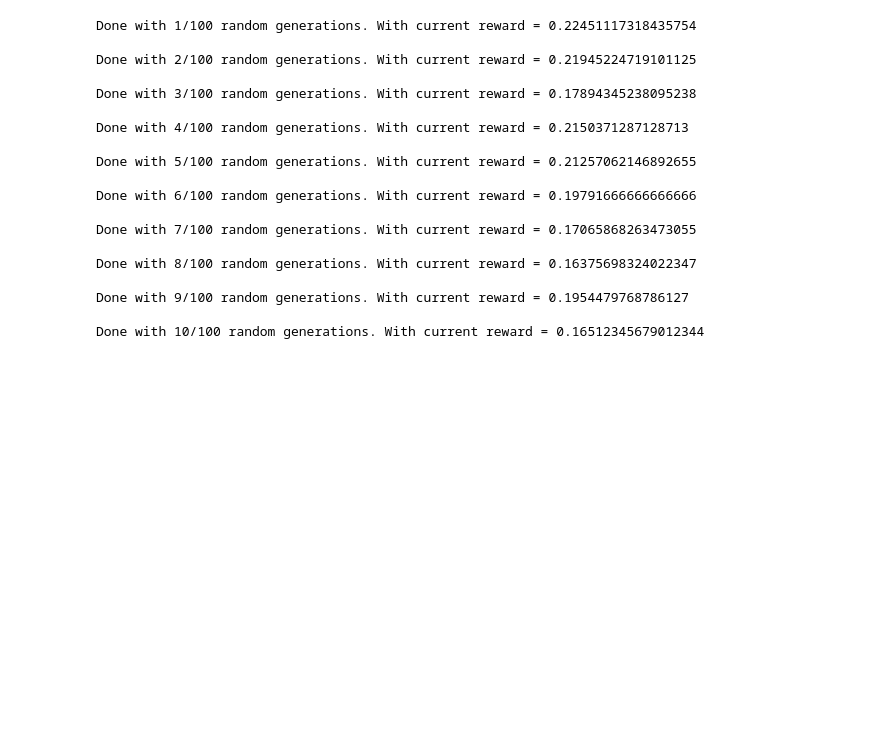
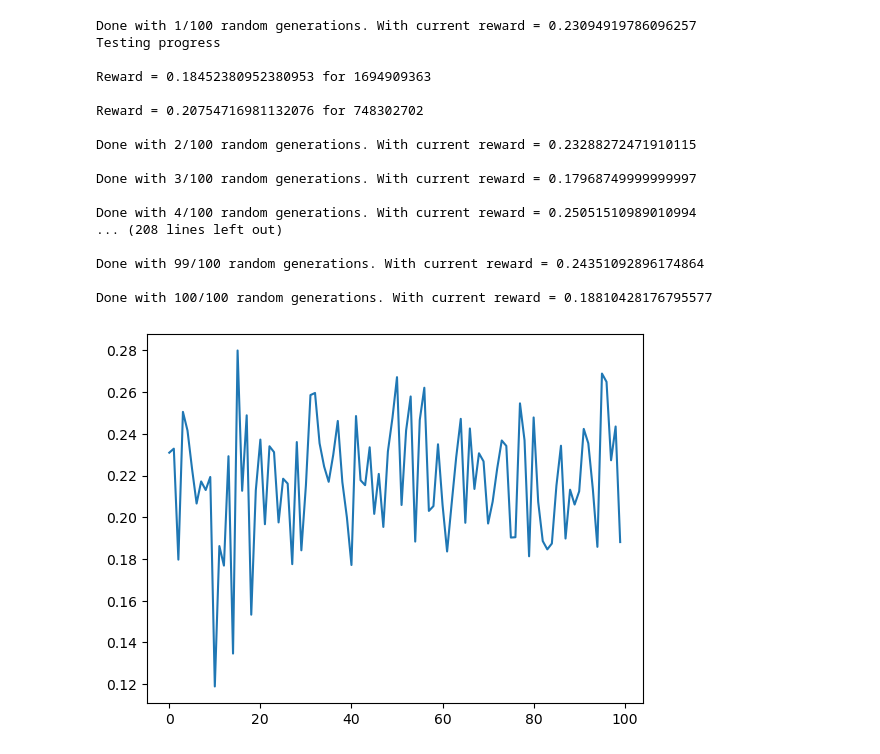
Before and after one commit to Board-of-Project/Kites_Anish_Rag, a Jupyter notebook: trainer.ipynb, the cells around one changed output. Cells and saved outputs as stored; diff of their text form; code cells hidden in the pictures; blank space fills up the shorter version.

Commit message:
optimized training for rl

```diff
--- a/trainer.ipynb
+++ b/trainer.ipynb
@@ -19,7 +24,8 @@ PARAMS = [
 # %%
 # bring randomly generated instructions
-def bring_shit(len_program=300):
-	seed=np.random.randint(1,2**31)
+def bring_shit(len_program=300, seed=0):
+	if not seed:
+		seed=np.random.randint(1,2**31)
 	result=subprocess.run(["./rand_gen","test.s",str(seed),str(len_program)]
 							,text=True,
 							capture_output=True
@@ -31,12 +37,12 @@ def bring_shit(len_program=300):
 						)
 
 	# print(result.stderr)
-	raw_data=np.fromfile("./ml/input_adj.bin",dtype=np.int32)
+	raw_data=np.fromfile("/tmp/ml/input_adj.bin",dtype=np.int32)
 	num_instructions=int(raw_data[0])
 
 	adjmatrix=raw_data[1:].reshape((num_instructions,num_instructions)).astype(np.float32) # weighted edges
 
-	me=np.fromfile("./ml/input_me.bin",dtype=np.int32)
+	me=np.fromfile("/tmp/ml/input_me.bin",dtype=np.int32)
 	me_vector = me.reshape((num_instructions,5)).astype(np.float32) # num_inst x 5 in og order
 	#print(adjmatrix)
 	return adjmatrix, me_vector
@@ -133,19 +112,19 @@ def set_weights(model, weights):
 
         start += size
 
-
-def es_step(model, reward_fn, me_vector, adjmatrix, N, sigma=0.1, alpha=0.1):
-
+def es_step(model, me_vector, adjmatrix, N=64, sigma=0.05, alpha=0.03):
     w = get_weights(model)
     half = np.random.randn(N // 2, w.size)
     noise = np.concatenate([half, -half])
-    raw = np.empty(N)
-    for i in range(N):
-        cand = copy.deepcopy(model); set_weights(cand, w + sigma * noise[i])
-        raw[i] = reward_fn(cand, me_vector, adjmatrix)
+    # raw = np.empty(N)
+    # for i in range(N):
+    #     cand = copy.deepcopy(model); set_weights(cand, w + sigma * noise[i])
+    #     raw[i] = reward_fn(cand, me_vector, adjmatrix)
+    jobs = [(w + sigma * noise[i], adjmatrix, me_vector, i) for i in range(N)]
+    raw = np.array(list(pool.map(eval_candidate, jobs))) # would calculate rewards
+
     ranks = np.empty(N); ranks[raw.argsort()] = np.arange(N)
-    shaped = ranks / (N - 1) - 0.5
-    set_weights(model, w + alpha * (shaped @ noise) / (N * sigma))
+    set_weights(model, w + alpha * ((ranks / (N - 1) - 0.5) @ noise) / (N * sigma))
     return raw.mean()
 # %%
 CoRRL = Model()
@@ -159,42 +138,55 @@ CoRRL.W1 = save_data["W1"].copy()
 CoRRL.b1 = save_data["b1"].copy()
 CoRRL.W2 = save_data["W2"].copy()
 CoRRL.b2 = save_data["b2"].copy()
+CoRRL.W3 = save_data["W3"].copy()
 # %%
+# training
 if __name__ == "__main__":
+	rng = np.random.default_rng()
+	seeds_vec = rng.integers(low=1, high=2**31, size=2)
+
 	all_rewards = []
 	how_many_assem = 100
 	for i in range(how_many_assem):
 		adjmatrix, me_vector = bring_shit(100)
 
 		# curr_reward = reward(CoRRL, me_vector, adjmatrix)
 
-		curr_reward = es_step(CoRRL, reward_fn=reward, me_vector=me_vector, adjmatrix=adjmatrix, N=16)
+		curr_reward = es_step(CoRRL, me_vector=me_vector, adjmatrix=adjmatrix, N=64)
 		all_rewards.append(curr_reward)
 
 		print(f"Done with {i+1}/{how_many_assem} random generations. With current reward = {curr_reward}")
 
+
+		if i%20 == 0:
+			print("Testing progress")
+			for seed in seeds_vec:
+				adjmatrix, me_vector = bring_shit(100, int(seed))
+				curr_reward = eval_candidate((get_weights(CoRRL), adjmatrix, me_vector, 0))
+				print(f"Reward = {curr_reward} for {seed}")
+
+
 	plt.plot(all_rewards)
 	plt.show()
 # %% [output]
-Done with 1/100 random generations. With current reward = 0.22451117318435754
+Done with 1/100 random generations. With current reward = 0.23094919786096257
+Testing progress
 
-Done with 2/100 random generations. With current reward = 0.21945224719101125
+Reward = 0.18452380952380953 for 1694909363
 
-Done with 3/100 random generations. With current reward = 0.17894345238095238
+Reward = 0.20754716981132076 for 748302702
 
-Done with 4/100 random generations. With current reward = 0.2150371287128713
+Done with 2/100 random generations. With current reward = 0.23288272471910115
 
-Done with 5/100 random generations. With current reward = 0.21257062146892655
+Done with 3/100 random generations. With current reward = 0.17968749999999997
 
-Done with 6/100 random generations. With current reward = 0.19791666666666666
+Done with 4/100 random generations. With current reward = 0.25051510989010994
+... (208 lines left out)
 
-Done with 7/100 random generations. With current reward = 0.17065868263473055
+Done with 99/100 random generations. With current reward = 0.24351092896174864
 
-Done with 8/100 random generations. With current reward = 0.16375698324022347
-
-Done with 9/100 random generations. With current reward = 0.1954479768786127
-
-Done with 10/100 random generations. With current reward = 0.16512345679012344
+Done with 100/100 random generations. With current reward = 0.18810428176795577
+[figure, added]
 # %%
 # saving all the brains -- saves the whole BrainBatch as a dict of arrays
 save_data = {
```
Also changed, not shown: parts of 5 cells of this notebook, 15 other files.
